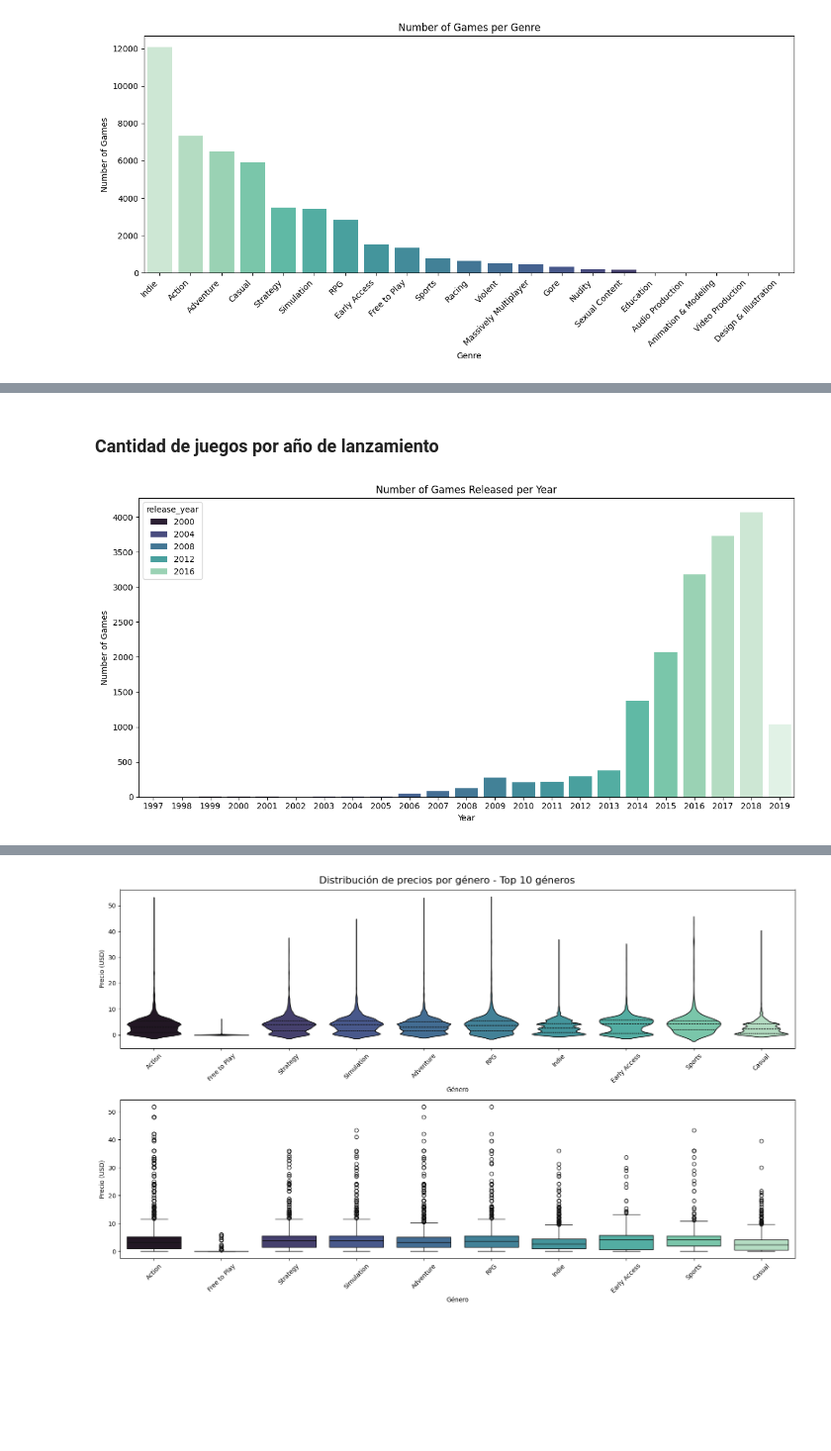
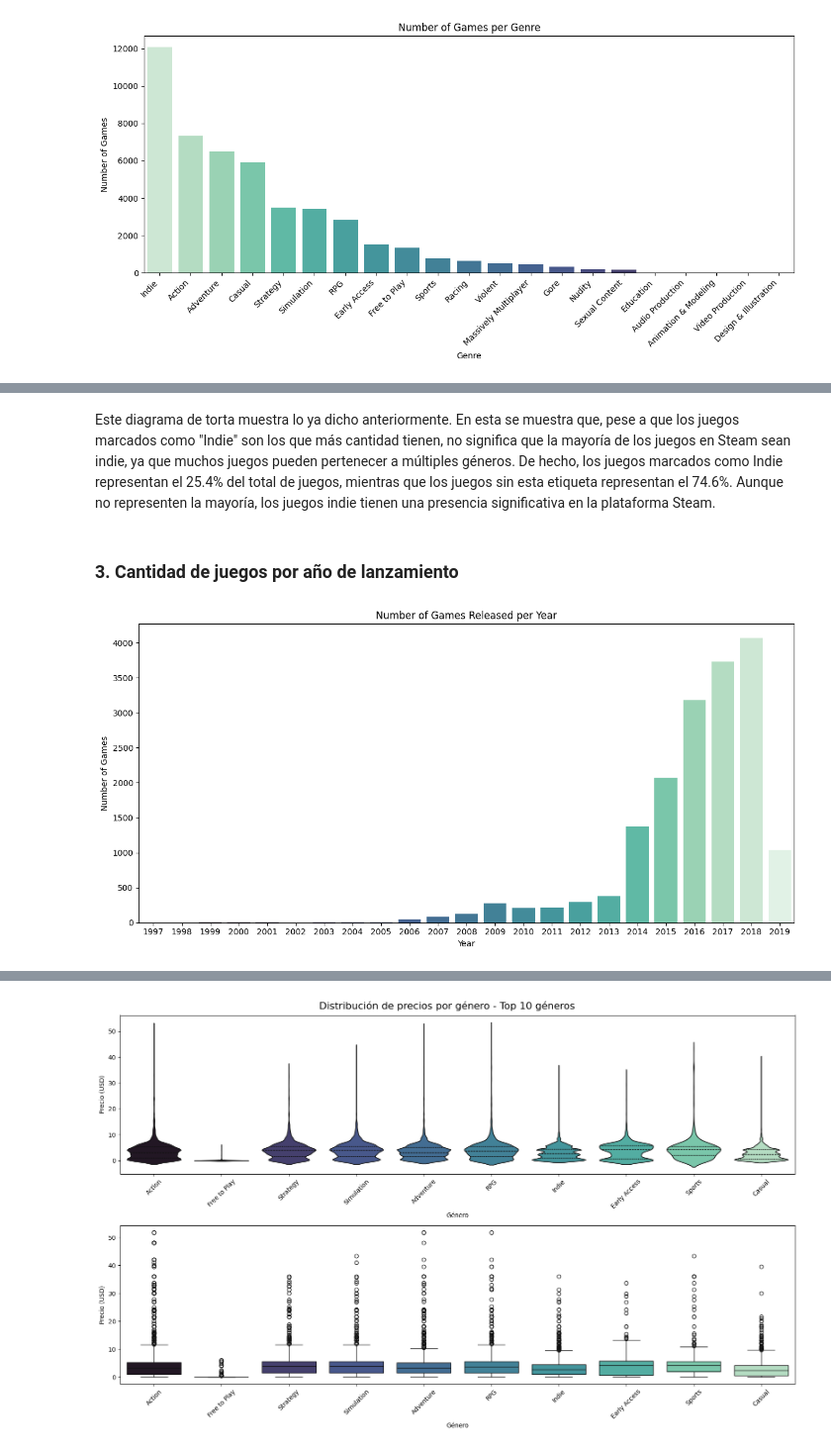
Before and after one commit to delav-dev/steam-pc-games-analysis, a Jupyter notebook: data_analysis.ipynb, the cells around one changed output, grey strips where cells are left out. Shown at 99% size. Drawn from its saved outputs; the diff is of its cells as text; code cells hidden in the pictures; blank space fills up the shorter version.

```diff
--- a/data_analysis.ipynb
+++ b/data_analysis.ipynb
@@ -530,7 +530,9 @@ bins_sturges = [min_price + i * amplitud for i in range(k)]
 bins_sturges.append(max_price)  # Asegura incluir el máximo
 
 # Etiquetas para INR y USD
-labels_sturges_usd = [f"${bins_sturges[i]/conversion_rate:.2f} – ${bins_sturges[i+1]/conversion_rate:.2f}" if i < k-1 else f"${bins_sturges[i]/conversion_rate:.2f} – ${bins_sturges[i+1]/conversion_rate:.2f}" for i in range(k)]
+labels_sturges_usd = [f"${bins_sturges[i]/conversion_rate:.2f} – ${bins_sturges[i+1]/conversion_rate:.2f}"
+                      if i < k-1 else f"${bins_sturges[i]/conversion_rate:.2f} – ${bins_sturges[i+1]/conversion_rate:.2f}"
+                      for i in range(k)]
 
 # Agrupa los precios en INR
 steam_data['clase_precio_sturges'] = pd.cut(steam_data['price'], bins=bins_sturges, labels=labels_sturges_usd, include_lowest=True)
@@ -700,18 +728,20 @@ plt.show()
+# %% [markdown]
+Este diagrama de torta muestra lo ya dicho anteriormente. En esta se muestra que, pese a que los juegos marcados como "Indie" son los que más cantidad tienen, no significa que la mayoría de los juegos en Steam sean indie, ya que muchos juegos pueden pertenecer a múltiples géneros. De hecho, los juegos marcados como Indie representan el 25.4% del total de juegos, mientras que los juegos sin esta etiqueta representan el 74.6%. Aunque no representen la mayoría, los juegos indie tienen una presencia significativa en la plataforma Steam.
 # %% [markdown]
-### Cantidad de juegos por año de lanzamiento
+### 3. Cantidad de juegos por año de lanzamiento
 # %%
 steam_data['release_year'] = pd.to_datetime(steam_data['release_date'], errors='coerce').dt.year
 
 # Count games per year
 year_counts = steam_data['release_year'].dropna().value_counts().sort_index()
 
 # Barplot
 plt.figure(figsize=(12,6))
-sns.barplot(x=year_counts.index, y=year_counts.values, palette='mako', hue=year_counts.index)
+sns.barplot(x=year_counts.index, y=year_counts.values, palette='mako', hue=year_counts.index, legend=False)
 plt.title('Number of Games Released per Year')
 plt.xlabel('Year')
 plt.ylabel('Number of Games')
 plt.tight_layout()
 plt.show()
 # %% [output]
-[figure, old version]
+[figure, new version]
```
Also changed, not shown: parts of 21 cells of this notebook.
